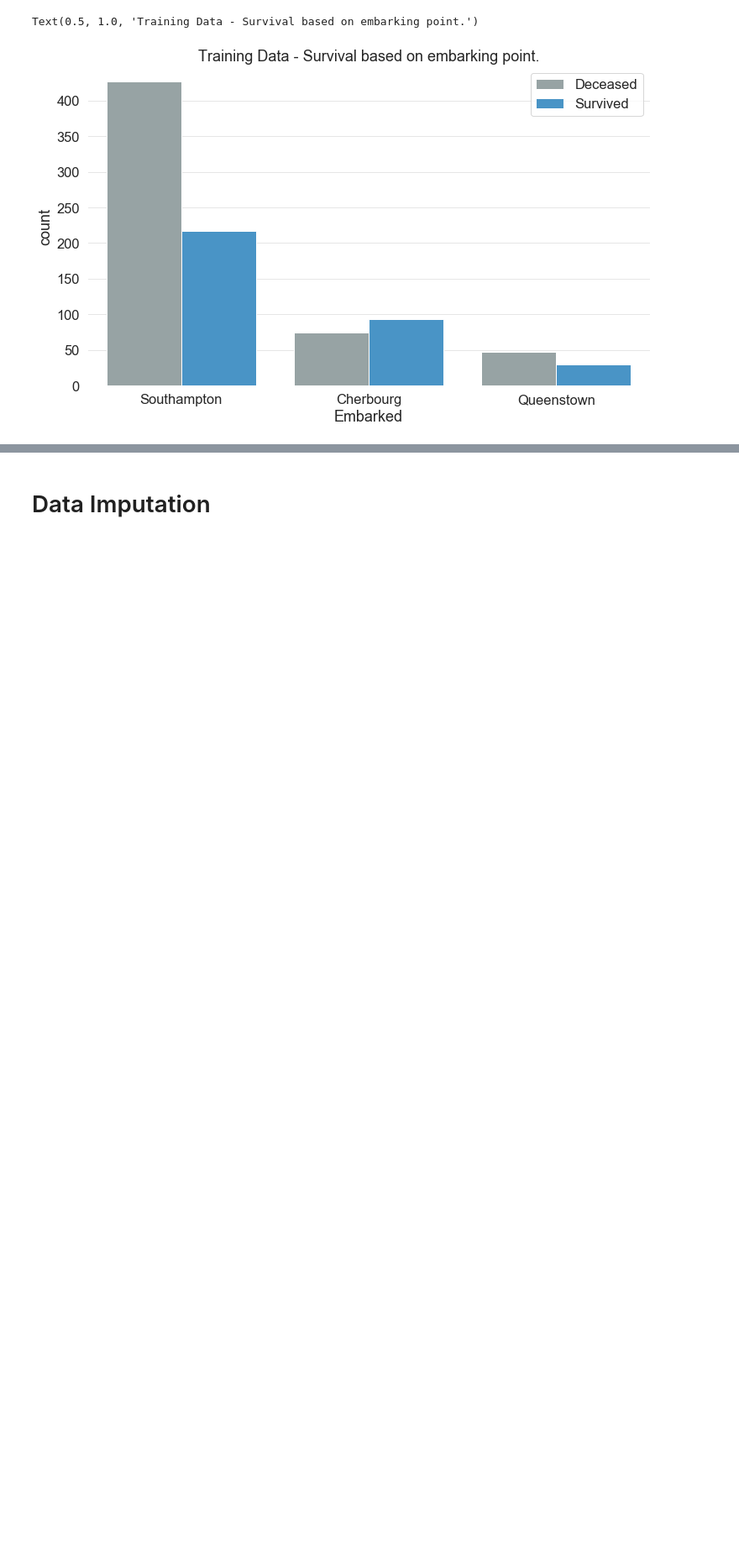
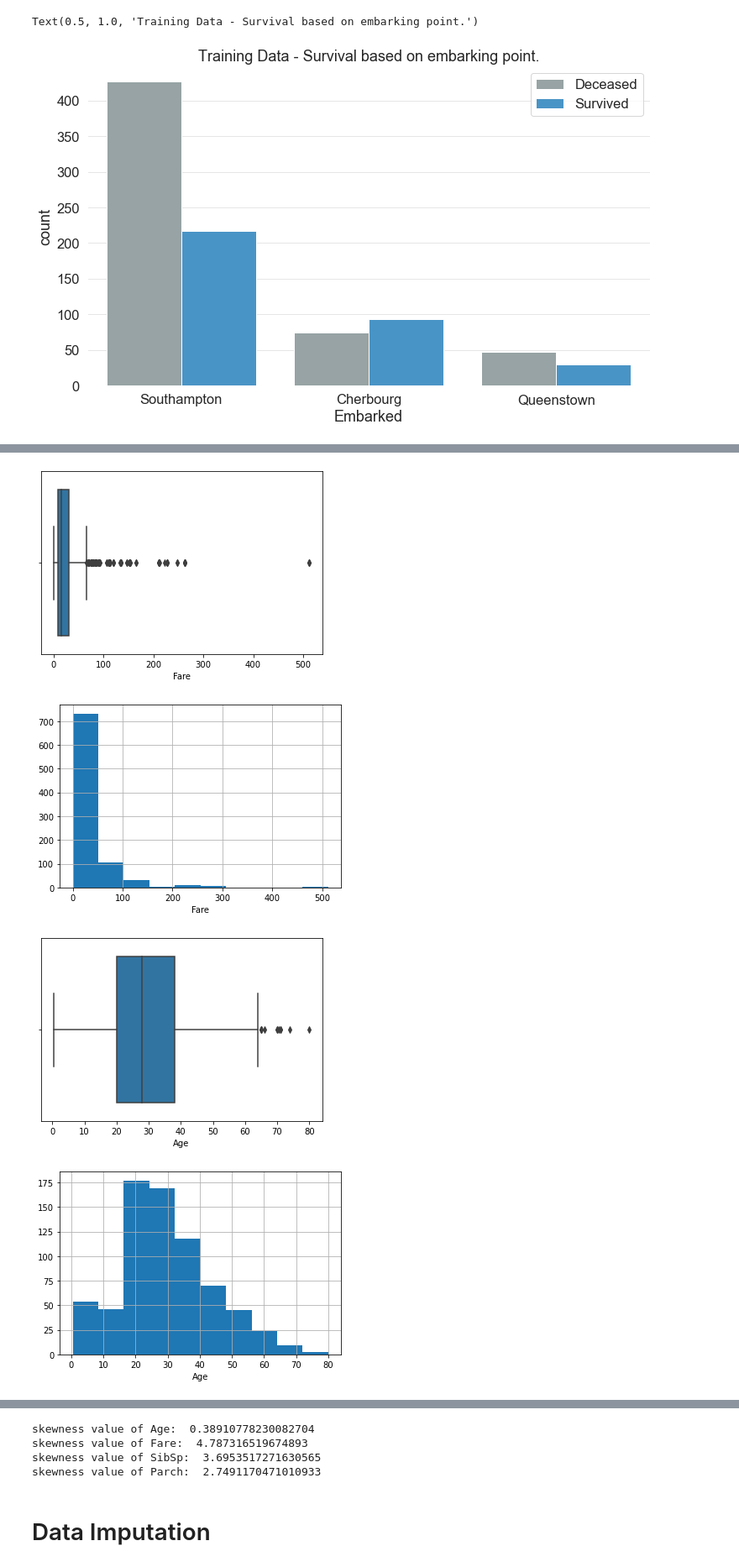
Before and after one commit to HygorSantiago/GEIA, a Jupyter notebook: Gustavo Romão/main.ipynb, the cells around one changed output, grey strips where cells are left out. Shown: that part at 84% size. Cells and saved outputs as stored; diff of their text form; code cells hidden in the pictures; blank space fills up the shorter version.

```diff
--- a/Gustavo Romão/main.ipynb
+++ b/Gustavo Romão/main.ipynb
@@ -324,0 +378,49 @@ Text(0.5, 1.0, 'Training Data - Survival based on embarking point.')
+# %%
+
+#Fare
+sns.boxplot(trd['Fare'])
+plt.xlabel('Fare')
+plt.show()
+
+trd['Fare'].hist()
+plt.xlabel('Fare')
+plt.show()
+
+#Age
+sns.boxplot(trd['Age'])
+plt.xlabel('Age')
+plt.show()
+
+trd['Age'].hist()
+plt.xlabel('Age')
+plt.show()
+
+#SibSp
+sns.boxplot(trd['SibSp'])
+plt.xlabel('SibSp')
+plt.show()
+
+trd['SibSp'].hist()
+plt.xlabel('SibSp')
+plt.show()
+
+#Parch
+sns.boxplot(trd['Parch'])
+plt.xlabel('Parch')
+plt.show()
+
+trd['Parch'].hist()
+plt.xlabel('Parch')
+plt.show()
+
+
+
+print('skewness value of Age: ',trd['Age'].skew())
+print('skewness value of Fare: ',trd['Fare'].skew())
+print('skewness value of SibSp: ',trd['SibSp'].skew())
+print('skewness value of Parch: ',trd['Parch'].skew())
+# %% [output]
+[figure, added]
+[figure, added]
+[figure, added]
+[figure, added]
@@ -325,3 +431,7 @@ Text(0.5, 1.0, 'Training Data - Survival based on embarking point.')
+skewness value of Age:  0.38910778230082704
+skewness value of Fare:  4.787316519674893
+skewness value of SibSp:  3.6953517271630565
+skewness value of Parch:  2.7491170471010933
 # %% [markdown]
 # Data Imputation
 # %% [markdown]
```
Also changed, not shown: parts of 5 cells of this notebook.
